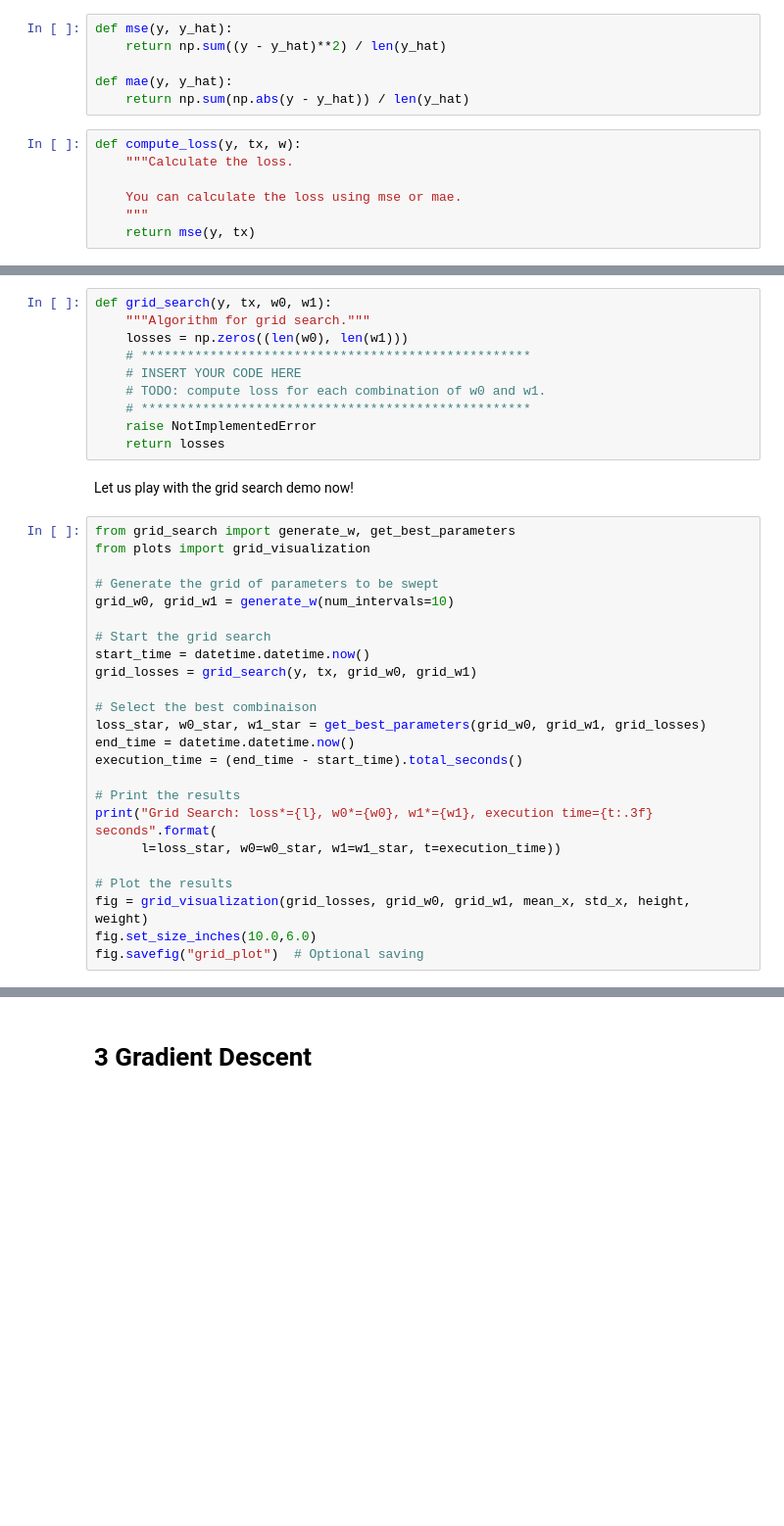
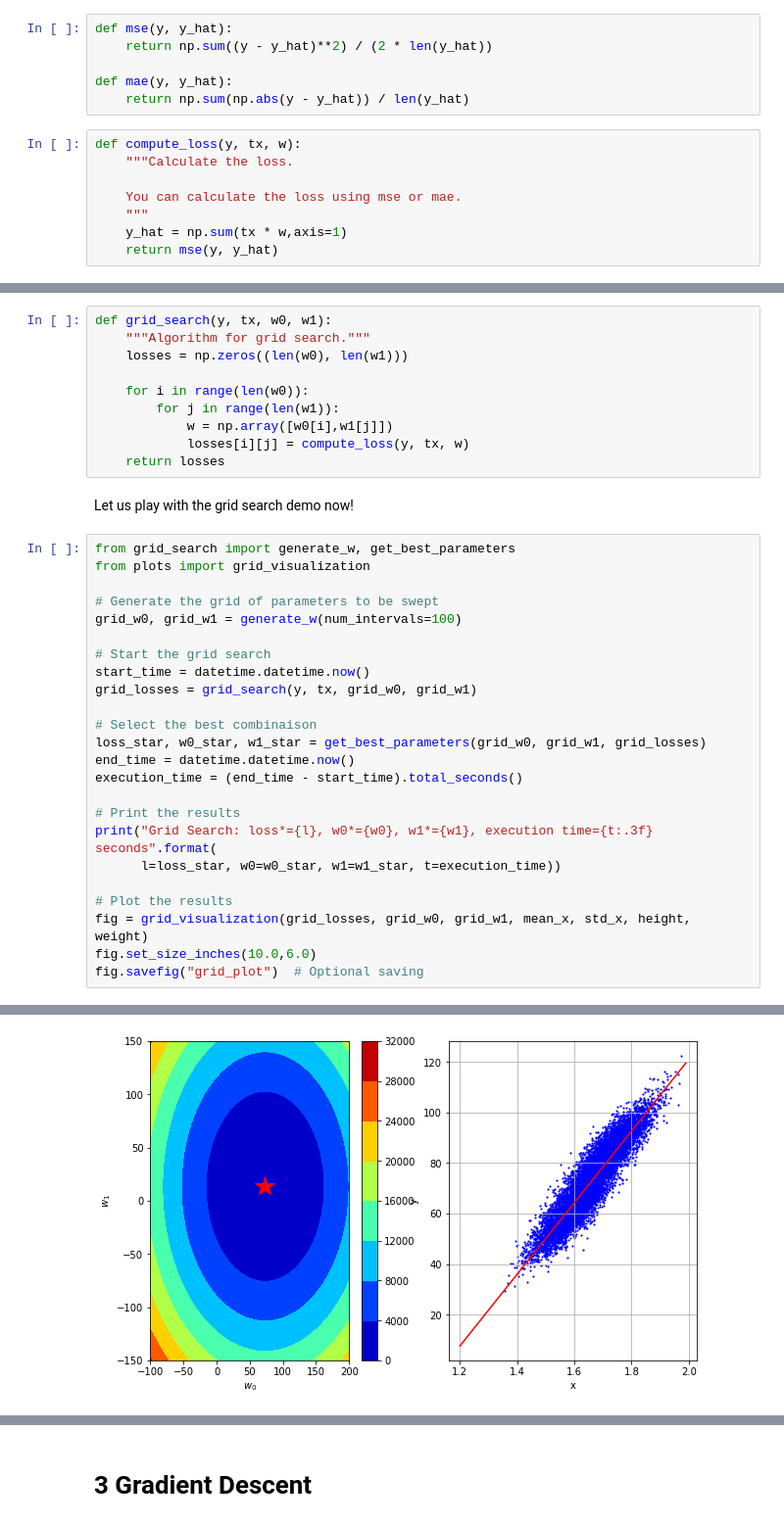
Before and after one commit to alec-flowers/20Fall_machinelearning, a Jupyter notebook: labs/ex02/template/ex02.ipynb, the cells around one changed output, grey strips where cells are left out. Shown at 98% size. Saved outputs shown, nothing was run; the diff lists cells and outputs as text; blank space fills up the shorter version.

```diff
--- a/labs/ex02/template/ex02.ipynb
+++ b/labs/ex02/template/ex02.ipynb
@@ -30,6 +46,6 @@ Fill in the `compute_loss` function below:
 # %%
 def mse(y, y_hat):
-    return np.sum((y - y_hat)**2) / len(y_hat)
+    return np.sum((y - y_hat)**2) / (2 * len(y_hat))
 
 def mae(y, y_hat):
     return np.sum(np.abs(y - y_hat)) / len(y_hat)
@@ -39,4 +55,5 @@ def compute_loss(y, tx, w):
 
     You can calculate the loss using mse or mae.
     """
-    return mse(y, tx)
+    y_hat = np.sum(tx * w,axis=1)
+    return mse(y, y_hat)
@@ -48,11 +69,11 @@ Fill in the function `grid_search()` below:
 def grid_search(y, tx, w0, w1):
     """Algorithm for grid search."""
     losses = np.zeros((len(w0), len(w1)))
-    # ***************************************************
-    # INSERT YOUR CODE HERE
-    # TODO: compute loss for each combination of w0 and w1.
-    # ***************************************************
-    raise NotImplementedError
+
+    for i in range(len(w0)):
+        for j in range(len(w1)):
+            w = np.array([w0[i],w1[j]])
+            losses[i][j] = compute_loss(y, tx, w)
     return losses
 # %% [markdown]
 Let us play with the grid search demo now!
@@ -61,7 +82,7 @@ from grid_search import generate_w, get_best_parameters
 from plots import grid_visualization
 
 # Generate the grid of parameters to be swept
-grid_w0, grid_w1 = generate_w(num_intervals=10)
+grid_w0, grid_w1 = generate_w(num_intervals=100)
 
 # Start the grid search
 start_time = datetime.datetime.now()
@@ -80,3 +101,4 @@ print("Grid Search: loss*={l}, w0*={w0}, w1*={w1}, execution time={t:.3f} second
 fig = grid_visualization(grid_losses, grid_w0, grid_w1, mean_x, std_x, height, weight)
 fig.set_size_inches(10.0,6.0)
 fig.savefig("grid_plot")  # Optional saving
+# %% [output]
@@ -82,0 +106 @@ fig.savefig("grid_plot")  # Optional saving
+[figure, added]
```
Also changed, not shown: parts of 34 cells of this notebook, 2 other files.
